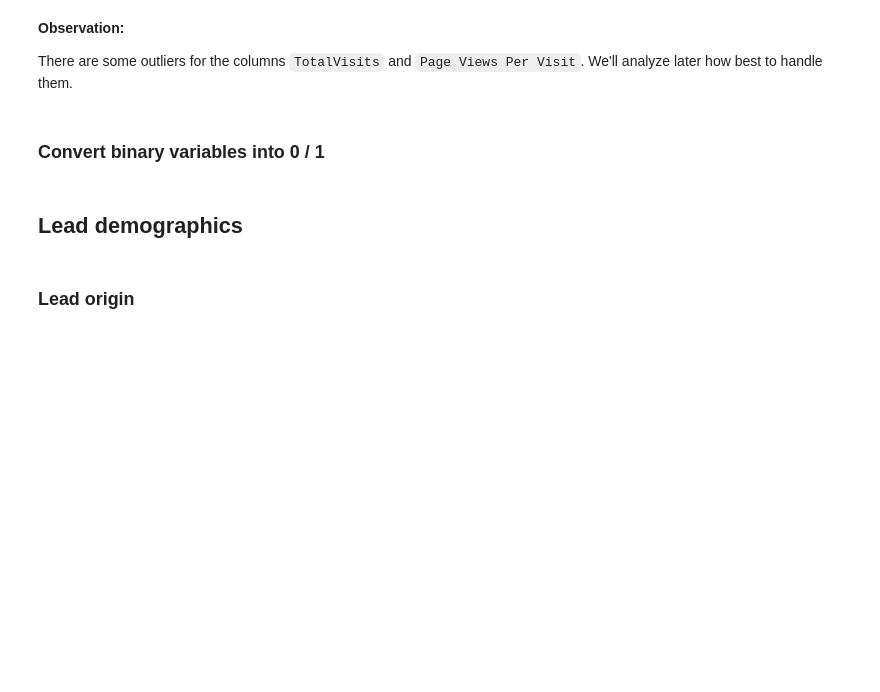
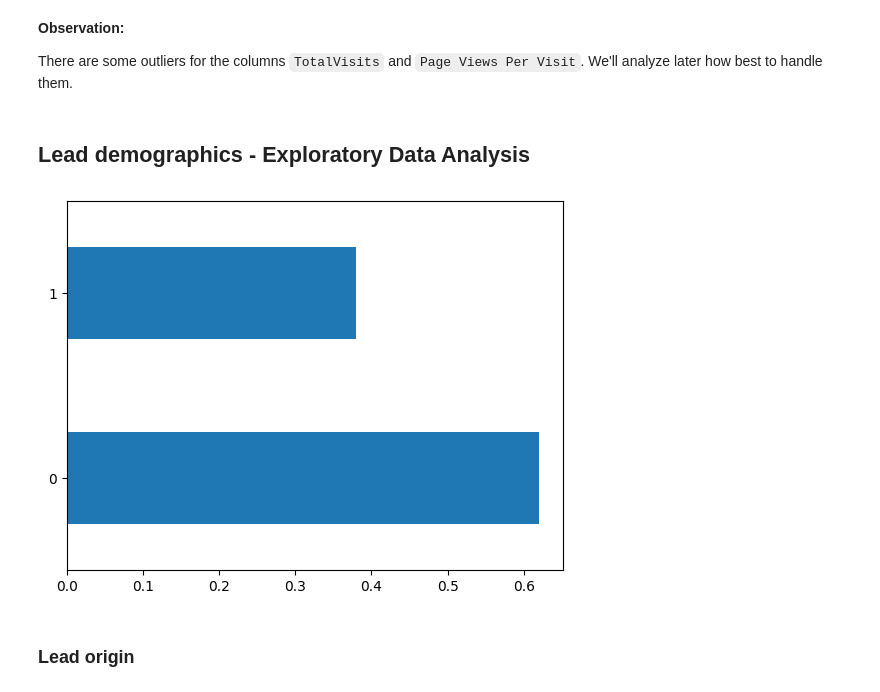
Before and after one commit to booleanhunter/lucrative-learners, a Jupyter notebook: solution.ipynb, the cells around one changed output. Cells and saved outputs as stored; diff of their text form; code cells hidden in the pictures; blank space fills up the shorter version.

```diff
--- a/solution.ipynb
+++ b/solution.ipynb
@@ -437,5 +455,3 @@ plt.show()
 **Observation:**
 
 There are some outliers for the columns `TotalVisits` and `Page Views Per Visit`. We'll analyze later how best to handle them.
-# %% [markdown]
-### Convert binary variables into 0 / 1
@@ -453,5 +458,10 @@ leads_data[binary_columns] = leads_data[binary_columns].apply(binary_map)
 # %% [markdown]
-## Lead demographics
+## Lead demographics - Exploratory Data Analysis
+# %%
+leads_df.Converted.value_counts(normalize=True).plot.barh()
+plt.show()
+# %% [output]
+[figure, added]
 # %% [markdown]
 ### Lead origin
 # %%
```
Also changed, not shown: parts of 203 cells of this notebook.
